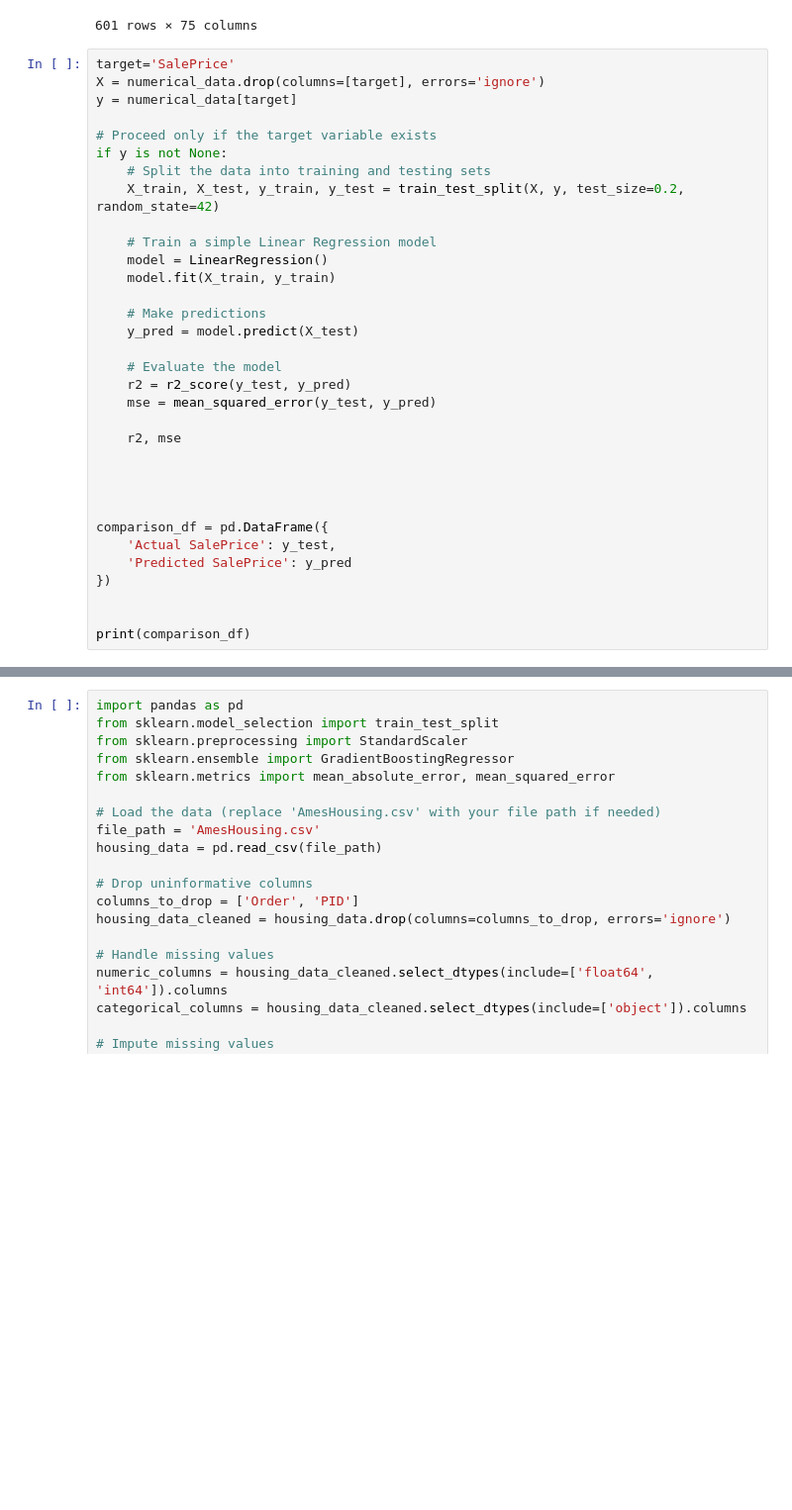
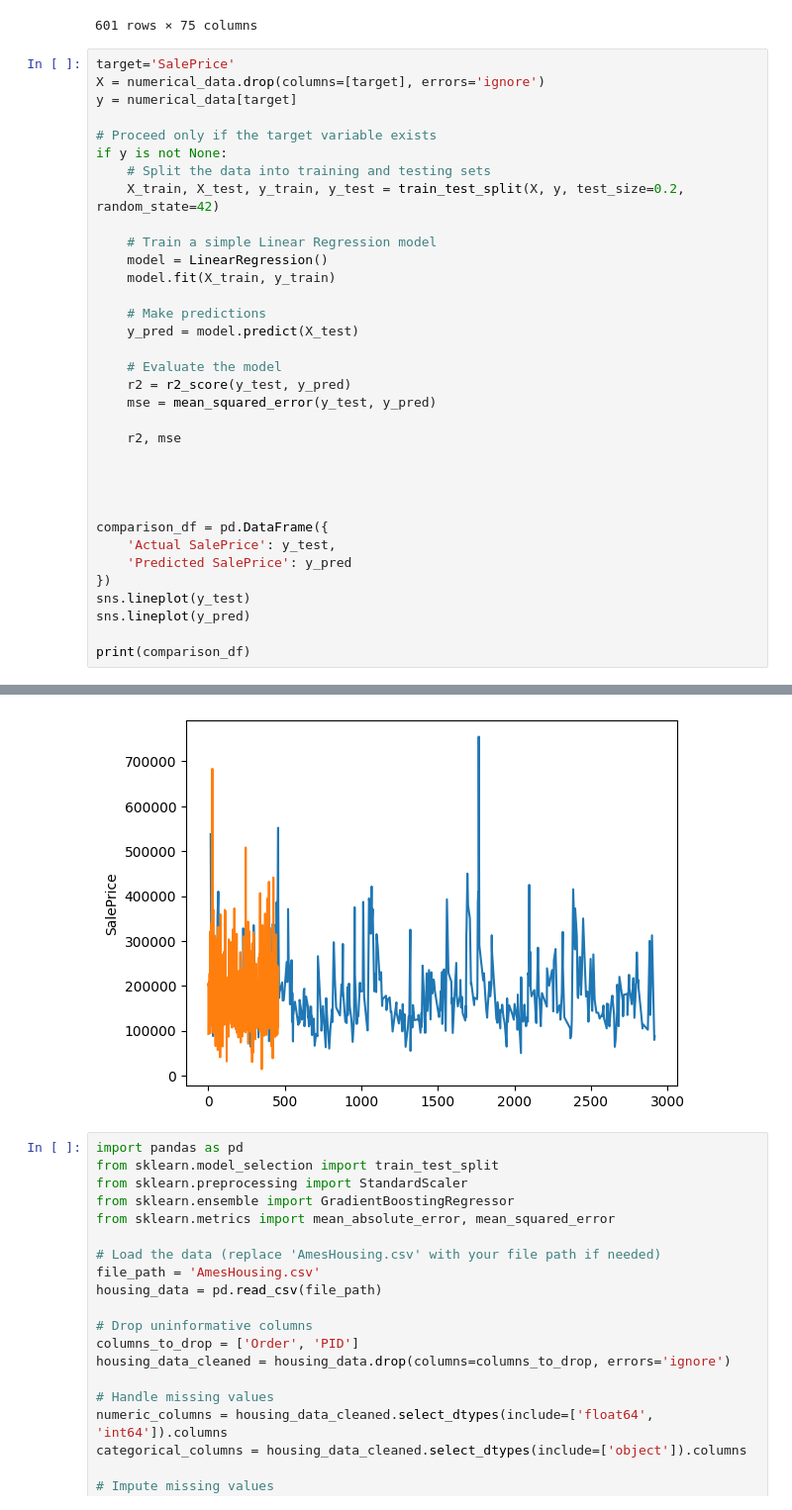
Before and after one commit to dammyjones/House_prediction, a Jupyter notebook: ames_housing.ipynb, the cells around one changed output, grey strips where cells are left out. Shown at 99% size. Saved outputs shown, nothing was run; the diff lists cells and outputs as text; blank space fills up the shorter version.

```diff
--- a/ames_housing.ipynb
+++ b/ames_housing.ipynb
@@ -70,34 +70,36 @@ if y is not None:
     # Evaluate the model
     r2 = r2_score(y_test, y_pred)
     mse = mean_squared_error(y_test, y_pred)
 
     r2, mse
 
 
 
 
 comparison_df = pd.DataFrame({
     'Actual SalePrice': y_test,
     'Predicted SalePrice': y_pred
 })
-
+sns.lineplot(y_test)
+sns.lineplot(y_pred)
 
 print(comparison_df)
 # %% [output]
       Actual SalePrice  Predicted SalePrice
 2661             79000         92611.941851
 1716            204000        205186.664087
 1097            185900        199860.309220
 519             229800        208140.941911
 809             147983        127582.228566
 ...                ...                  ...
 256             159000        132280.107244
 2434            230500        245060.632557
 924             154900        106937.296852
 1458            222500        241065.200052
 798             108000         93962.632529
 
 [455 rows x 2 columns]
+[figure, added]
 # %%
 import pandas as pd
 from sklearn.model_selection import train_test_split
```
Also changed, not shown: parts of 1 cell of this notebook.
